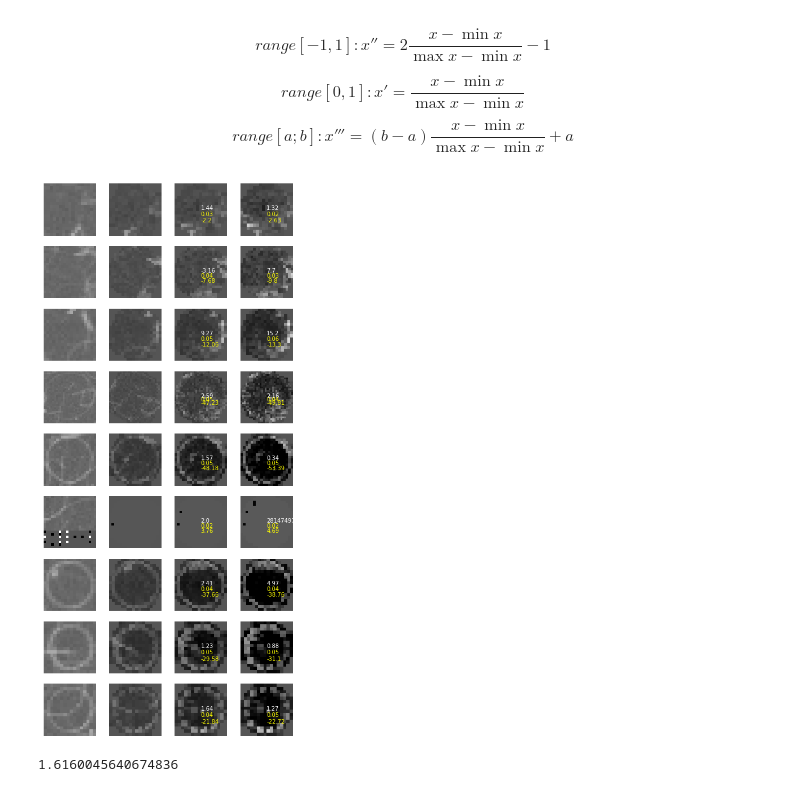
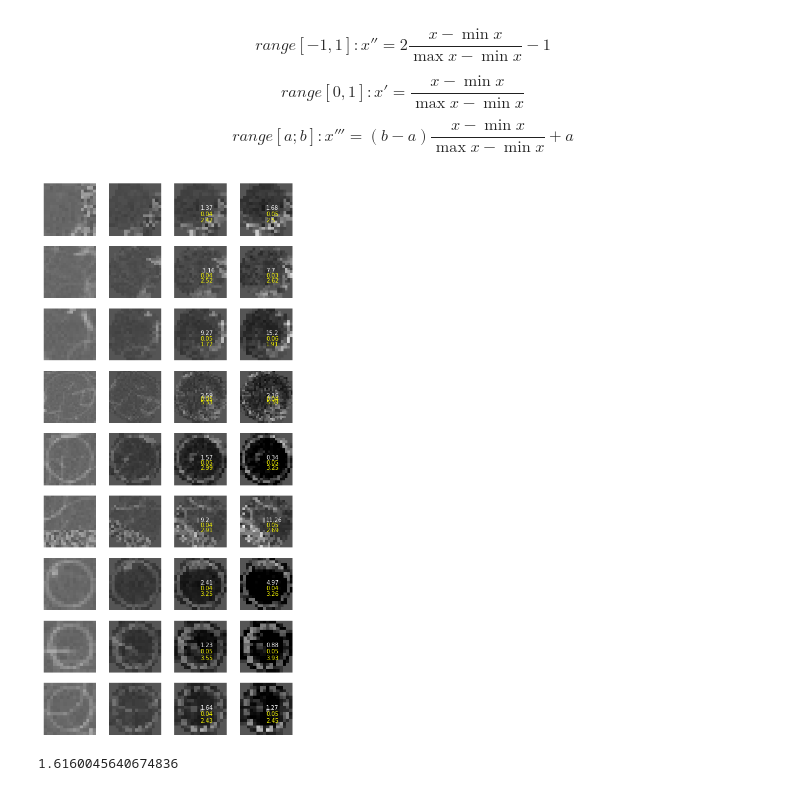
Before and after one commit to andrew-veriga/MathForML, a Jupyter notebook: ConvolutionalCoffieCircles.ipynb, the cells around one changed output. Saved outputs shown, nothing was run; the diff lists cells and outputs as text; code cells hidden in the pictures.

```diff
--- a/ConvolutionalCoffieCircles.ipynb
+++ b/ConvolutionalCoffieCircles.ipynb
@@ -492,13 +473,17 @@ def getRotateCoords(_R, _size, _center=[0,0]):
   x_new, y_new = xcoord[indices], ycoord[indices]
   x_old, y_old = coords[0][indices], coords[1][indices]
   return x_old, y_old, x_new,y_new
-# %%
-def strides(_image, _gridshape):
-  #make strided submatrices
-
-  view_shape = _image.shape + _gridshape#(ImageSize[0],ImageSize[1], sub_shape[0] , sub_shape[1] )
-  strides = _image.strides + _image.strides
-  return np.lib.stride_tricks.as_strided(_image,view_shape,strides)
+# %%
+#https://stackoverflow.com/questions/43086557/convolve2d-just-by-using-numpy
+
+def strides(_image, _gridshape):
+  padded_im = np.random.random(size=(np.add(_image.shape, _gridshape) - 1))
+  padded_im[_gridshape[0]//2:_gridshape[0]//2+_image.shape[0],_gridshape[1]//2:_gridshape[1]//2 +_image.shape[1]] = _image
+  # view_shape = tuple(np.subtract(_image.shape, _gridshape) + 1) + _gridshape
+  view_shape = _image.shape + _gridshape
+  strides = padded_im.strides + padded_im.strides
+  # print(view_shape)
+  return np.lib.stride_tricks.as_strided(padded_im,view_shape,strides,writeable=False)
 # %% [markdown]
 $$ range [-1,1]: x'' = 2\frac{x - \min{x}}{\max{x} - \min{x}} - 1$$
 
@@ -523,6 +508,11 @@ def normto_0_2(ar):
   ar_max = ar.max(axis=(2, 3), keepdims=True)
   add = np.full((ar.shape[2],ar.shape[3]),0.5)
   return (((ar - ar_min)/(ar_max-ar_min))+add)
+
+def normto_0_1(ar):
+  ar_min = ar.min(axis=(2,3), keepdims=True)
+  ar_max = ar.max(axis=(2, 3), keepdims=True)
+  return (((ar - ar_min)/(ar_max-ar_min)))
 # %%
 #https://stackoverflow.com/questions/43086557/convolve2d-just-by-using-numpy
 # df = pd.DataFrame(
@@ -551,6 +541,8 @@ ax.axis('off')
 im_index = 0
 for row in range(len):
   size,X,Y,isRing = data[row]
+  X +=(size//2)
+  Y +=(size//2)
   # ring boolean masks
   mask, center = getMask(size,0.8)
   x_old, y_old,x_new, y_new = getRotateCoords(R,size,center)
@@ -577,35 +569,35 @@ for row in range(len):
   ax.axis('off')
   ax.imshow(sub_matrices[Y, X], cmap=plt.get_cmap('gray'),vmin=-1,vmax=2)
 
 
   new_matrices[:,:,y_old,x_old] = normto_avgOne(sub_matrices,mask)[:,:,y_new,x_new]
   first_brightness = brightness(new_matrices,mask)
 
   im_index+=1
   ax = fig.add_subplot(len,cnt+2,im_index)
   ax.axis('off')
 
   # new_matrices = new_matrices*normToOne(sub_matrices)
   ax.imshow(new_matrices[Y, X], cmap=plt.get_cmap('gray'),vmin=-1,vmax=2)
 
   for col in range(cnt):
     new_matrices[:,:,y_old,x_old] += normto_avgOne(new_matrices,mask)[:,:,y_new,x_new]
     # new_matrices = normToOne(new_matrices)
     im_index+=1
     v1 = normto_avgOne(new_matrices,mask)[Y,X][mask].var()
-    v2 = np.sum(normto_avgOne(new_matrices,mask)*kernel,axis=(2,3))[Y,X]
+    v2 = np.sum(normto_0_1(new_matrices)*kernel / size,axis=(2,3))[Y,X]
 
     ax = fig.add_subplot(len,cnt+2,im_index)
     ax.axis('off')
     ax.imshow(new_matrices[Y, X], cmap=plt.get_cmap('gray'),vmin=-1,vmax=2)
     # ax.imshow(mask,alpha=.5)
     v = (brightness(new_matrices,mask) / first_brightness)[Y, X]
     ax.text(center[0],center[1],str(round(v,2)),color='white')
     ax.text(center[0],center[1]+2,str(round(v1,2)),color='yellow')
     ax.text(center[0],center[1]+4,str(round(v2,2)),color='yellow')
   #   # return m
 # %% [output]
-[figure, old version]
+[figure, new version]
 # %%
   image_area=np.copy(Image[:ImageSize[0],:ImageSize[1]])
   sub_shape = (mask.shape)
```
Also changed, not shown: parts of 5 cells of this notebook.
